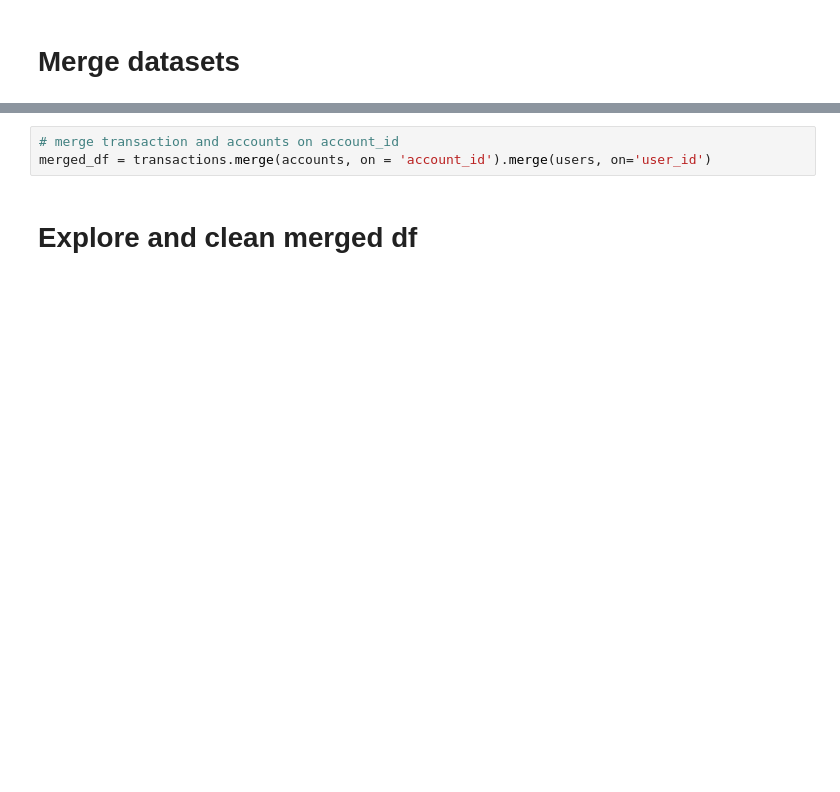
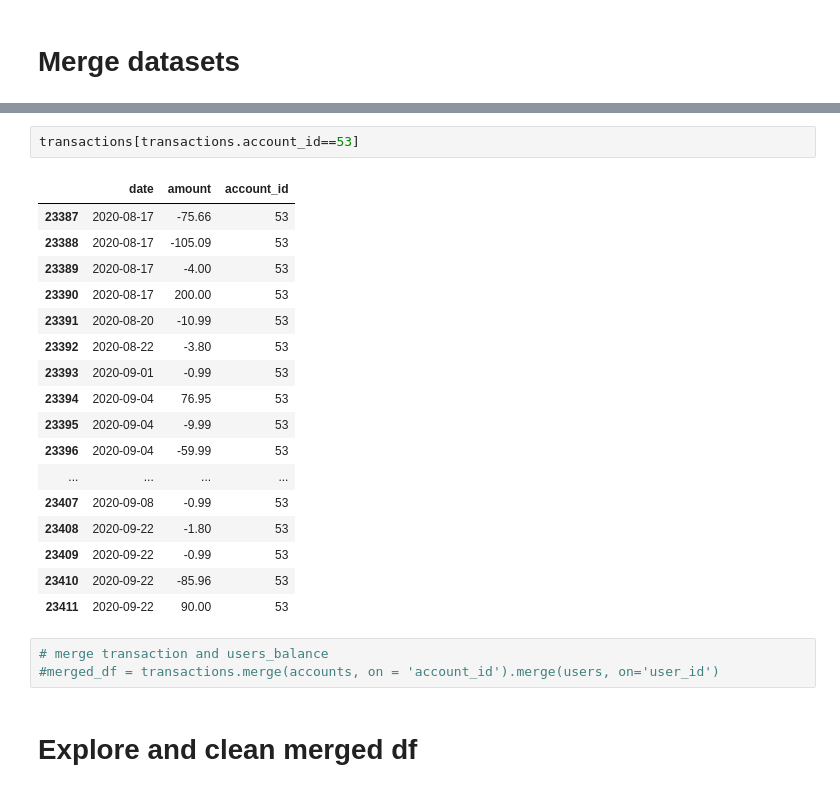
Before and after one commit to karynagogunska/mansa_test, a Jupyter notebook: datascience/notebooks/Data exploration and preparation.ipynb, the cells around one changed output, grey strips where cells are left out. Drawn from its saved outputs; the diff is of its cells as text; blank space fills up the shorter version.

```diff
--- a/datascience/notebooks/Data exploration and preparation.ipynb
+++ b/datascience/notebooks/Data exploration and preparation.ipynb
@@ -270,6 +302,26 @@ users
+# %%
+transactions[transactions.account_id==53]
+# %% [output]
+|  | date | amount | account_id |
+| 23387 | 2020-08-17 | -75.66 | 53 |
+| 23388 | 2020-08-17 | -105.09 | 53 |
+| 23389 | 2020-08-17 | -4.00 | 53 |
+| 23390 | 2020-08-17 | 200.00 | 53 |
+| 23391 | 2020-08-20 | -10.99 | 53 |
+| 23392 | 2020-08-22 | -3.80 | 53 |
+| 23393 | 2020-09-01 | -0.99 | 53 |
+| 23394 | 2020-09-04 | 76.95 | 53 |
+| 23395 | 2020-09-04 | -9.99 | 53 |
+| 23396 | 2020-09-04 | -59.99 | 53 |
+| ... | ... | ... | ... |
+| 23407 | 2020-09-08 | -0.99 | 53 |
+| 23408 | 2020-09-22 | -1.80 | 53 |
+| 23409 | 2020-09-22 | -0.99 | 53 |
+| 23410 | 2020-09-22 | -85.96 | 53 |
+| 23411 | 2020-09-22 | 90.00 | 53 |
 # %%
-# merge transaction and accounts on account_id
-merged_df = transactions.merge(accounts, on = 'account_id').merge(users, on='user_id')
+# merge transaction and users_balance
+#merged_df = transactions.merge(accounts, on = 'account_id').merge(users, on='user_id')
 # %% [markdown]
 # Explore and clean merged df
 # %%
```
Also changed, not shown: parts of 14 cells of this notebook.
